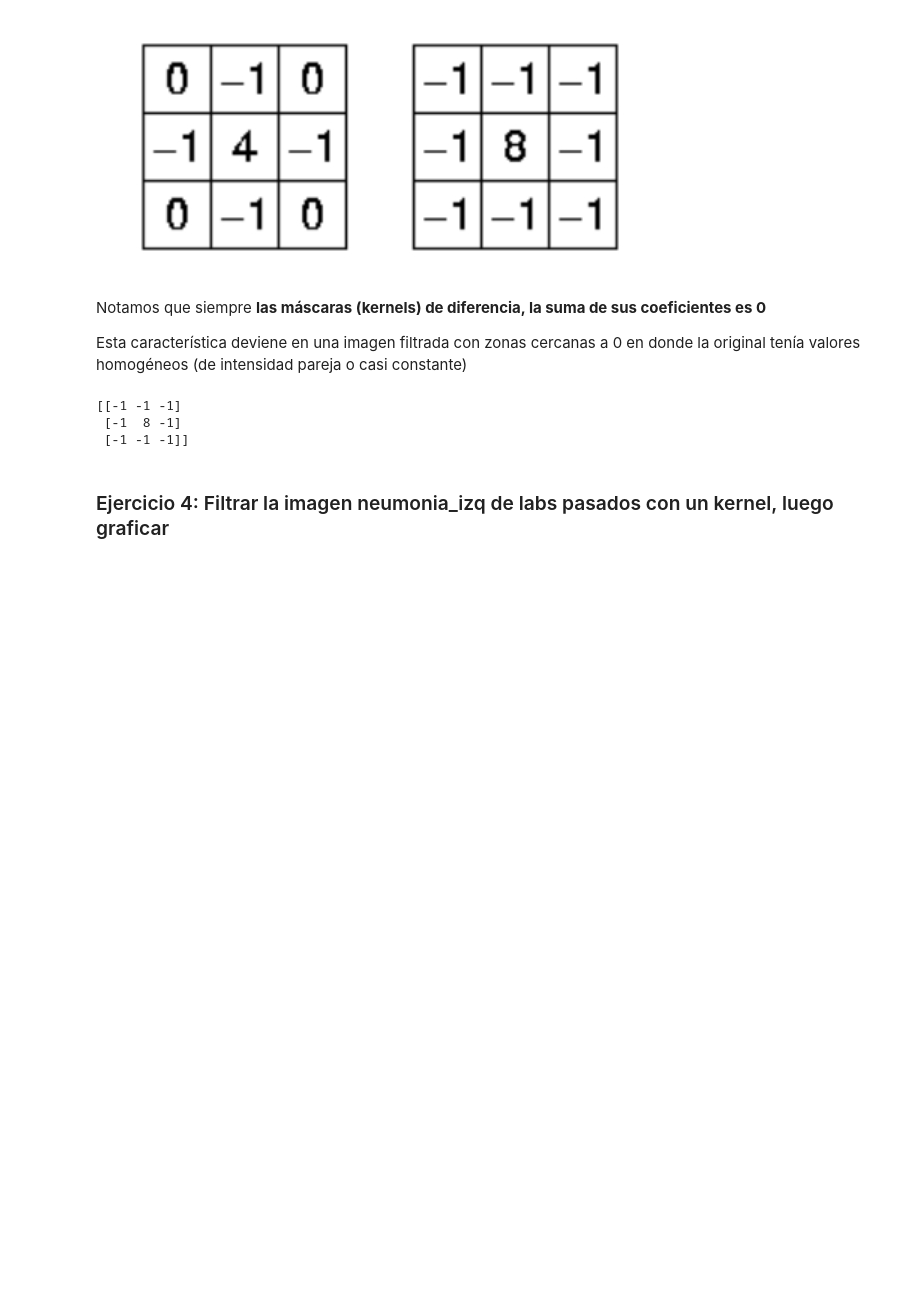
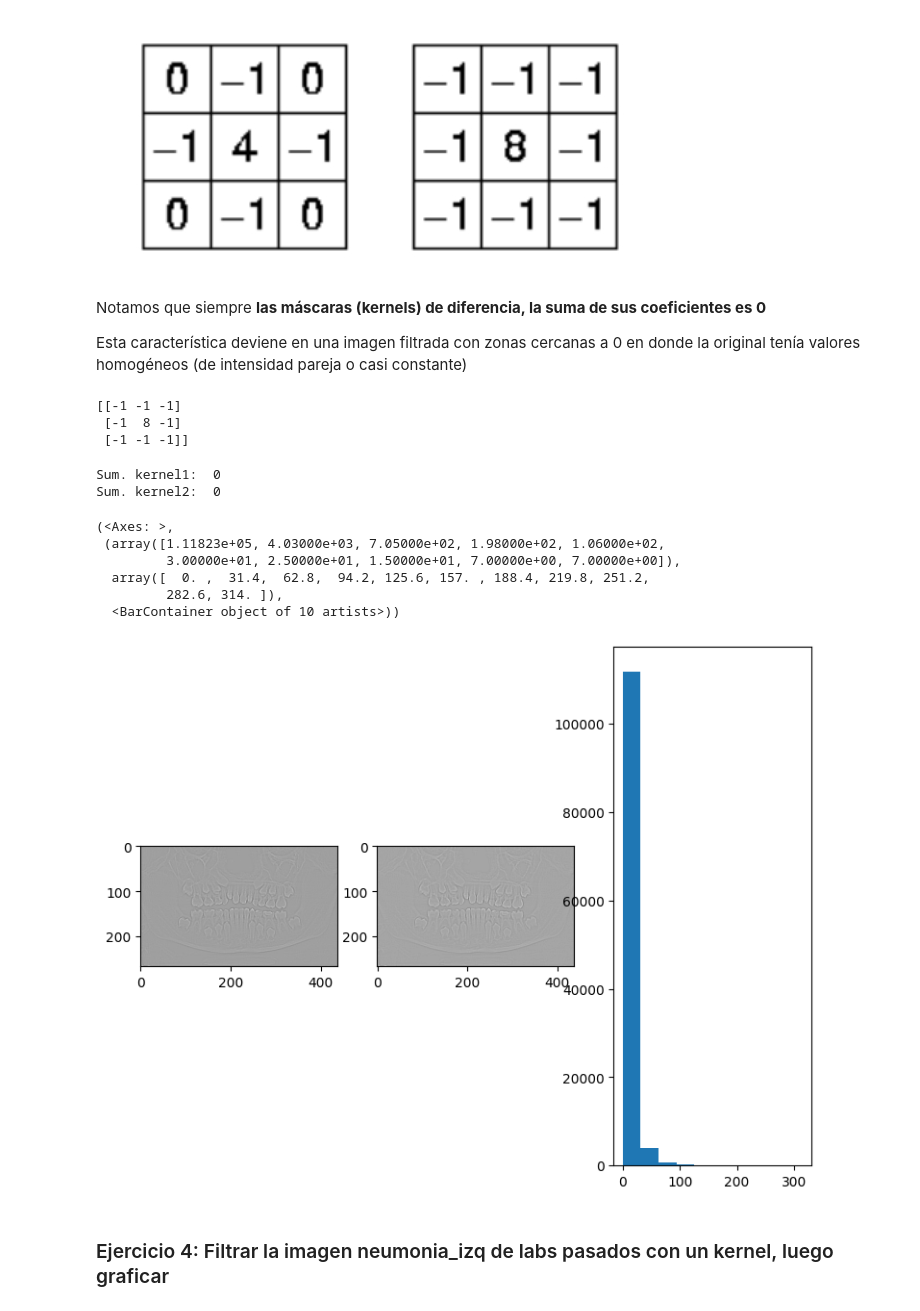
Before and after one commit to fdiezdev/procesamiento_senales, a Jupyter notebook: Labs/Lab_PS_10_2023.ipynb, the cells around one changed output. Cells and saved outputs as stored; diff of their text form; code cells hidden in the pictures; blank space fills up the shorter version.

```diff
--- a/Labs/Lab_PS_10_2023.ipynb
+++ b/Labs/Lab_PS_10_2023.ipynb
@@ -529,3 +569,31 @@ print(HI)
+# %%
+#Filtrar la imagen I con este kernel, que sucede?
+LPK1 = np.array([[0,-1,0],[-1,4,-1],[0,-1,0]])
+LPK2 = np.array([[-1,-1,-1],[-1,8,-1],[-1,-1,-1]])
+
+print("Sum. kernel1: ", np.sum(LPK1))
+print("Sum. kernel2: ", np.sum(LPK2))
+
+FLPK1 = cv2.filter2D(I, -1,LPK1)
+FLPK2 = cv2.filter2D(I, -1,LPK2)
+
+plt.figure(figsize=(9,7))
+
+plt.subplot(131), plt.imshow(FLPK1, cmap='gray')
+plt.subplot(132), plt.imshow(FLPK2, cmap='gray')
+plt.subplot(133), plt.hist(np.ravel(abs(FLPK1)))
+
+# sucede que se eliminaron los valores maximos de 0 y 1 como se ve en el histograma y ahora predominan los valores de grises
+# %% [output]
+Sum. kernel1:  0
+Sum. kernel2:  0
+(<Axes: >,
+ (array([1.11823e+05, 4.03000e+03, 7.05000e+02, 1.98000e+02, 1.06000e+02,
+         3.00000e+01, 2.50000e+01, 1.50000e+01, 7.00000e+00, 7.00000e+00]),
+  array([  0. ,  31.4,  62.8,  94.2, 125.6, 157. , 188.4, 219.8, 251.2,
+         282.6, 314. ]),
+  <BarContainer object of 10 artists>))
+[figure, added]
 # %% [markdown]
 ### Ejercicio 4: Filtrar la imagen neumonia_izq de labs pasados con un kernel, luego graficar
 # %%
```
Also changed, not shown: parts of 16 cells of this notebook.
